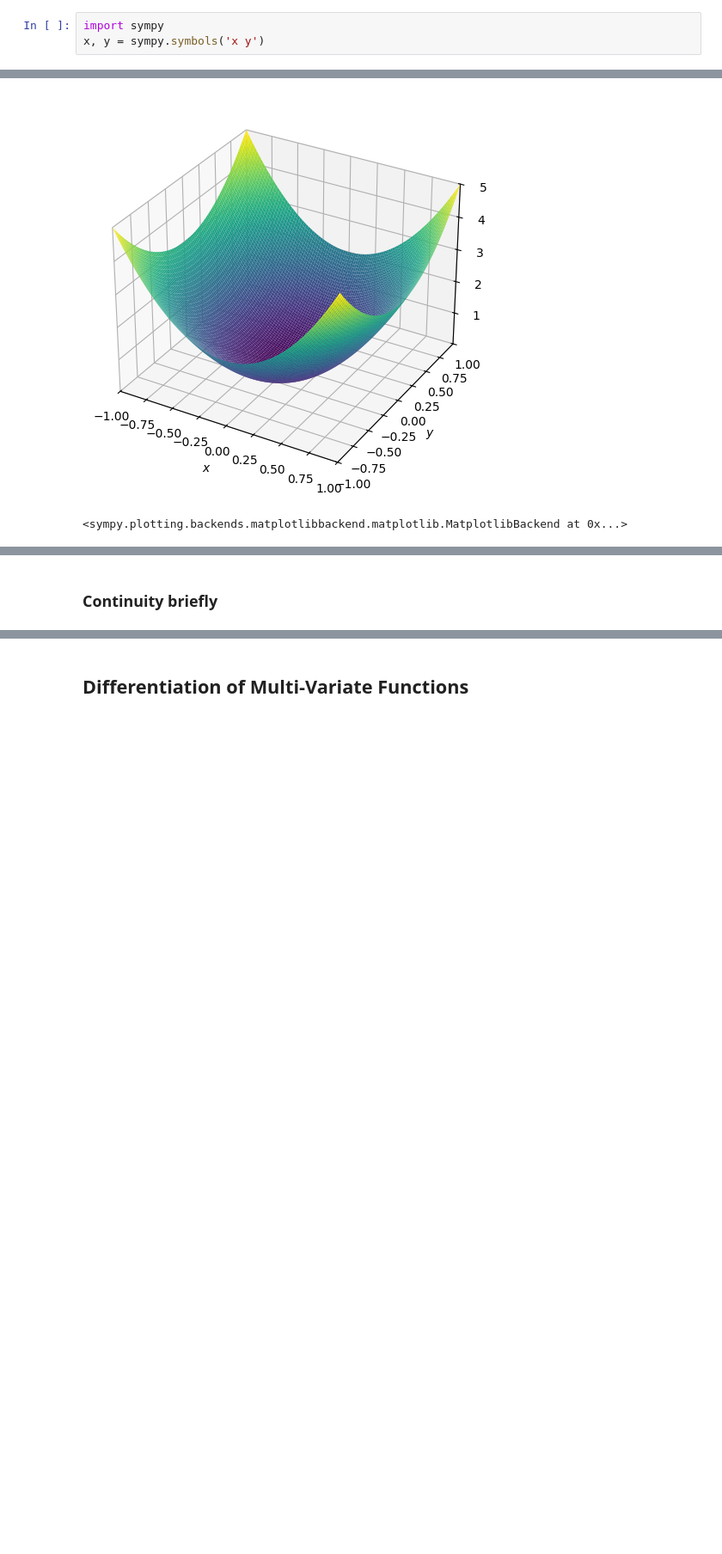
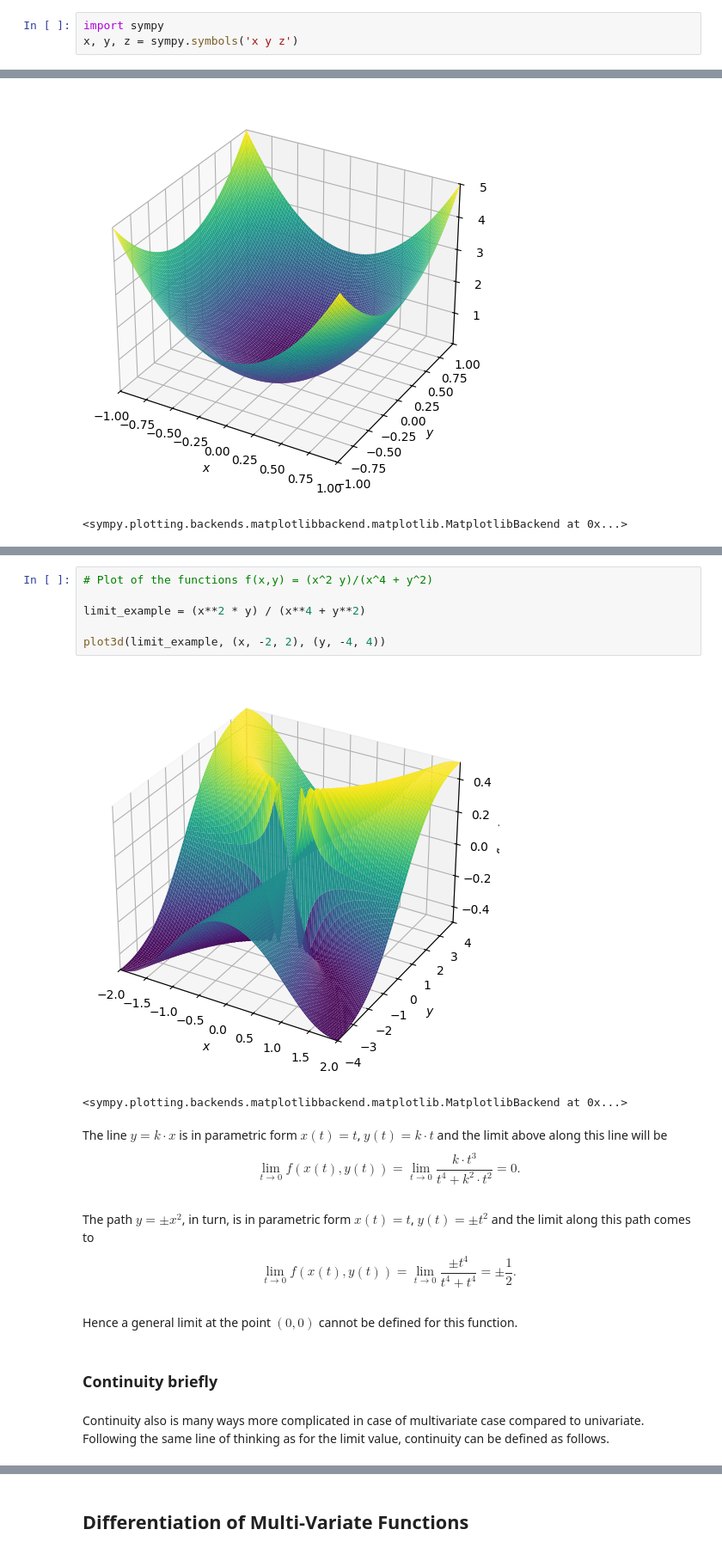
Before and after one commit to juhanurmonen/mathematics_for_data_science, a Jupyter notebook: many_variable_calculus.ipynb, the cells around one changed output, grey strips where cells are left out. Shown: that part at 86% size. Saved outputs shown, nothing was run; the diff lists cells and outputs as text; blank space fills up the shorter version.

```diff
--- a/many_variable_calculus.ipynb
+++ b/many_variable_calculus.ipynb
@@ -18,7 +19,7 @@ Consider, for example, the parabolic surface $f:\mathbf{R}^2\to\mathbf{R}$, wher
 We write this in SymPy as well.
 # %%
 import sympy
-x, y = sympy.symbols('x y')
+x, y, z = sympy.symbols('x y z')
 # %% [markdown]
 Define the function $f$ and visualize it.
 # %%
@@ -34,2 +49,19 @@ plot3d(f, (x,-1,1),(y,-1,1))
+# %%
+# Plot of the functions f(x,y) = (x^2 y)/(x^4 + y^2)
+
+limit_example = (x**2 * y) / (x**4 + y**2)
+
+plot3d(limit_example, (x, -2, 2), (y, -4, 4))
+# %% [output]
+[figure, added]
+<sympy.plotting.backends.matplotlibbackend.matplotlib.MatplotlibBackend at 0x...>
+# %% [markdown]
+The line $y=k\cdot x$ is in parametric form $x(t)=t$, $y(t)=k\cdot t$ and the limit above along this line will be $$\lim_{t\to 0}f(x(t), y(t)) = \lim _{t\to 0}\frac{k\cdot t^3}{t^4+k^2\cdot t^2}=0.$$
+# %% [markdown]
+The path $y=\pm x^2$, in turn, is in parametric form $x(t)=t$, $y(t)=\pm t^2$ and the limit along this path comes to $$\lim_{t\to 0}f(x(t),y(t)) = \lim _{t\to 0}\frac{\pm t^4}{t^4 + t^4} = \pm\frac{1}{2}.$$
+# %% [markdown]
+Hence a general limit at the point $(0,0)$ cannot be defined for this function.
 # %% [markdown]
 ### Continuity briefly
+# %% [markdown]
+Continuity also is many ways more complicated in case of multivariate case compared to univariate. Following the same line of thinking as for the limit value, continuity can be defined as follows.
```
Also changed, not shown: parts of 33 cells of this notebook, 1 other file.
